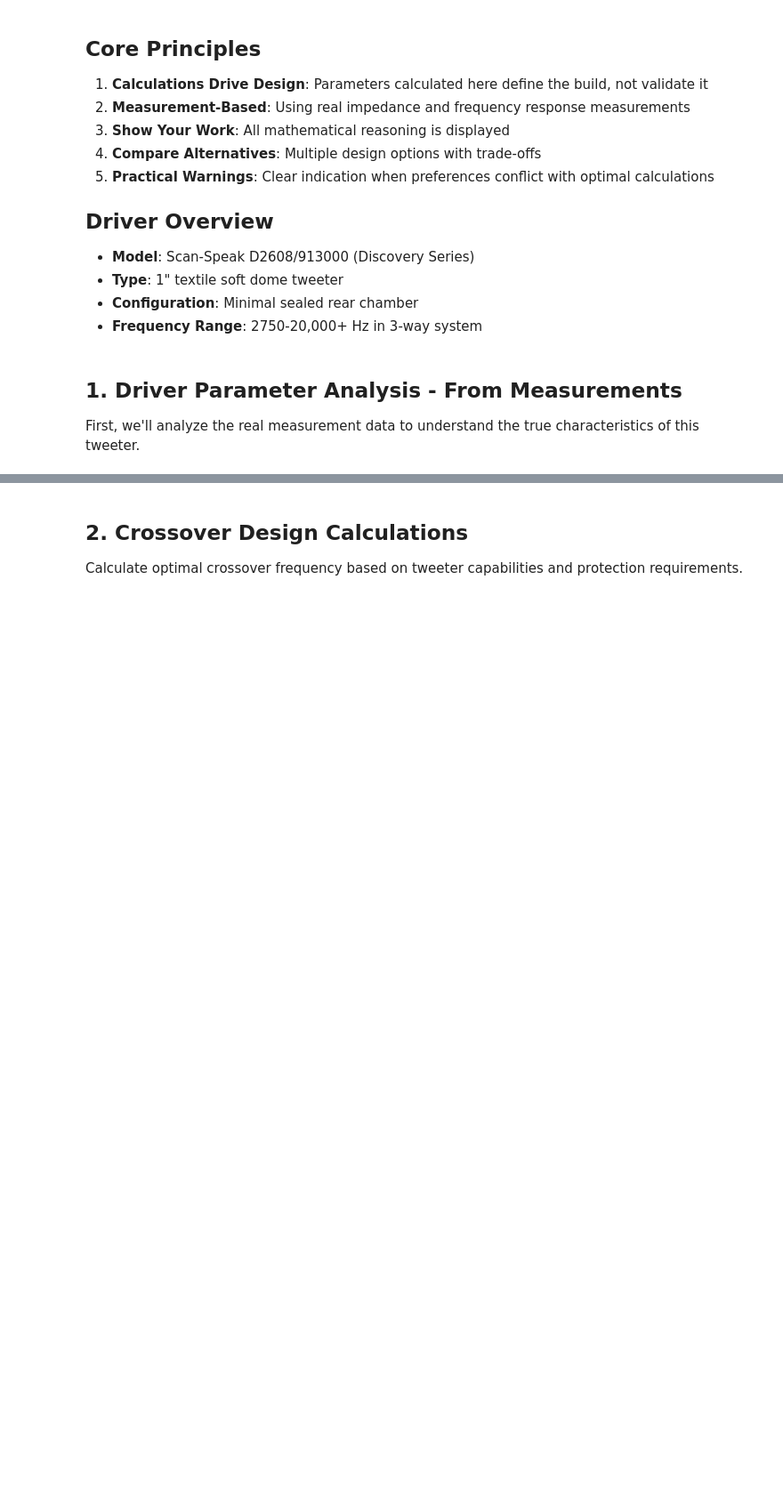
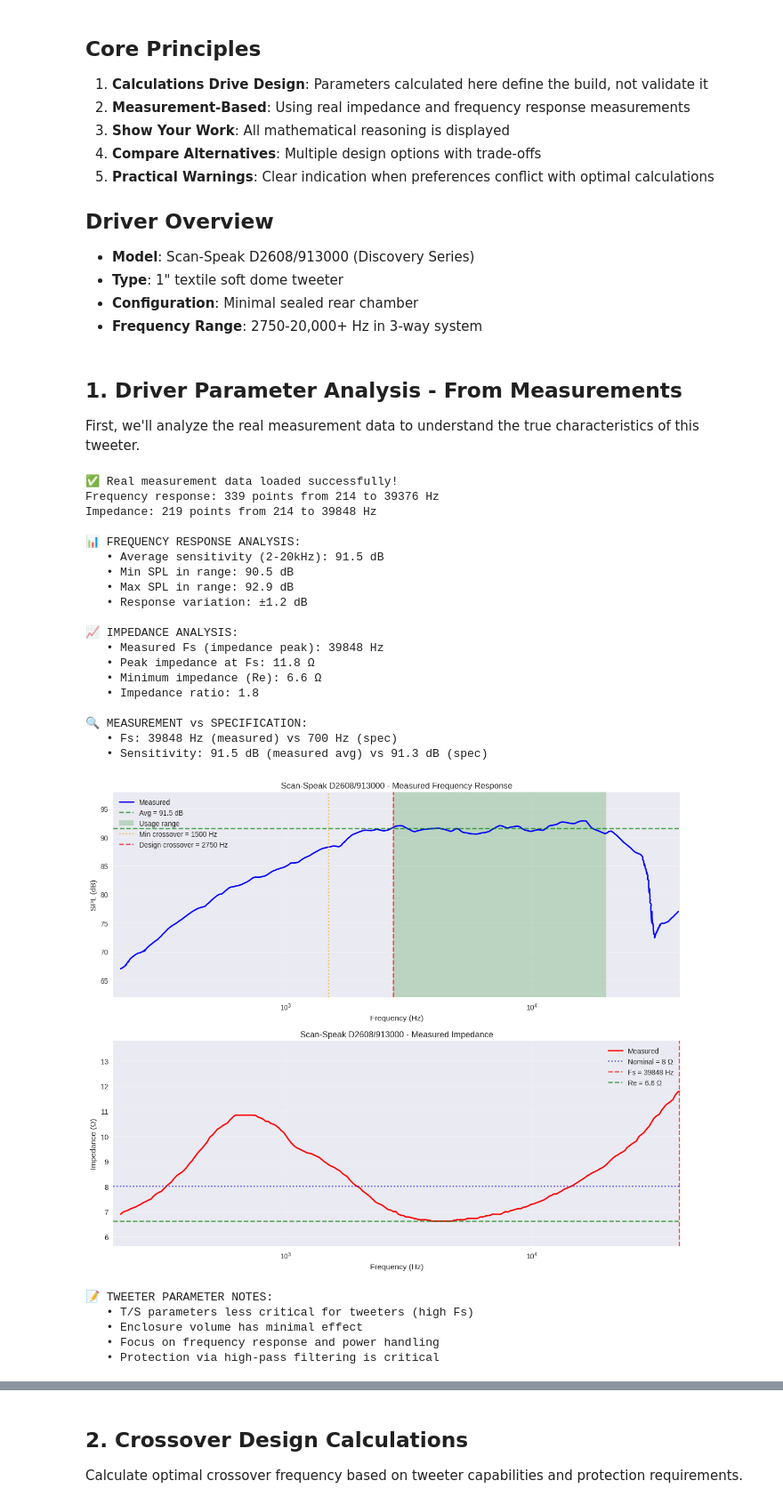
Before and after one commit to tommarek/Speaker-Design, a Jupyter notebook: calculations/tweeter_calculations.ipynb, the cells around one changed output, grey strips where cells are left out. Shown at 89% size. Saved outputs shown, nothing was run; the diff lists cells and outputs as text; code cells hidden in the pictures; blank space fills up the shorter version.

Commit message:
fix ipynb for sub and tweeter

```diff
--- a/calculations/tweeter_calculations.ipynb
+++ b/calculations/tweeter_calculations.ipynb
@@ -48,6 +48,32 @@ warnings.filterwarnings('ignore')
 plt.style.use('seaborn-v0_8')
 plt.rcParams['figure.figsize'] = (12, 8)
 plt.rcParams['font.size'] = 12
+
+# Define tweeter parameters first
+tweeter_params = {
+    'name': 'Scan-Speak D2608/913000',
+    'type': '1" soft dome tweeter',
+    'quantity': 1,
+    'impedance': 8,  # Ω
+    'sensitivity': 91.3,  # dB @ 2.83V/1m
+    'fs': 700,  # Hz
+    'qts': 0.89,  # Total Q factor
+    'vas': 0.0198,  # L (converted from 0.7 ft³)
+    'xmax': 0.5e-3,  # m - Limited excursion
+    'sd': 7e-4,  # m² - Effective piston area (7 cm²)
+    'power_rms': 80,  # W - Estimated
+    'power_max': 150,  # W - Estimated
+    'crossover_min': 1500,  # Hz - Minimum safe crossover
+    'usage_range': (2750, 20000),  # Hz - In this 3-way system
+    'enclosure_type': 'sealed',
+    'features': [
+        '26mm textile soft dome',
+        'Wide dispersion',
+        'High power handling',
+        'Low distortion',
+        'Ferrofluid cooling'
+    ]
+}
 
 # Load real measurement data
 try:
@@ -148,30 +174,56 @@ if real_data_available:
                 label=f'Re = {re_measured:.1f} Ω')
 
     ax2.set_xlabel('Frequency (Hz)')
     ax2.set_ylabel('Impedance (Ω)')
     ax2.set_title('Scan-Speak D2608/913000 - Measured Impedance')
     ax2.grid(True, alpha=0.3)
     ax2.legend()
     ax2.set_xlim(200, 40000)
     ax2.set_ylim(impedance_data['impedance'].min() - 1, impedance_data['impedance'].max() + 2)
 
     plt.tight_layout()
     plt.show()
 
     # Note about tweeter parameters
     print("\n📝 TWEETER PARAMETER NOTES:")
     print("   • T/S parameters less critical for tweeters (high Fs)")
     print("   • Enclosure volume has minimal effect")
     print("   • Focus on frequency response and power handling")
     print("   • Protection via high-pass filtering is critical")
 
     # Store measured values
     measured_params = {
         'fs_measured': fs_measured,
         're_measured': re_measured,
         'z_peak': z_peak,
         'avg_sensitivity': avg_sensitivity
     }
 else:
     print("\n❌ Cannot proceed without measurement data")
     measured_params = None
+# %% [output]
+✅ Real measurement data loaded successfully!
+Frequency response: 339 points from 214 to 39376 Hz
+Impedance: 219 points from 214 to 39848 Hz
+
+📊 FREQUENCY RESPONSE ANALYSIS:
+   • Average sensitivity (2-20kHz): 91.5 dB
+   • Min SPL in range: 90.5 dB
+   • Max SPL in range: 92.9 dB
+   • Response variation: ±1.2 dB
+
+📈 IMPEDANCE ANALYSIS:
+   • Measured Fs (impedance peak): 39848 Hz
+   • Peak impedance at Fs: 11.8 Ω
+   • Minimum impedance (Re): 6.6 Ω
+   • Impedance ratio: 1.8
+
+🔍 MEASUREMENT vs SPECIFICATION:
+   • Fs: 39848 Hz (measured) vs 700 Hz (spec)
+   • Sensitivity: 91.5 dB (measured avg) vs 91.3 dB (spec)
+[figure, added]
+📝 TWEETER PARAMETER NOTES:
+   • T/S parameters less critical for tweeters (high Fs)
+   • Enclosure volume has minimal effect
+   • Focus on frequency response and power handling
+   • Protection via high-pass filtering is critical
```
Also changed, not shown: parts of 6 cells of this notebook, 1 other file.
